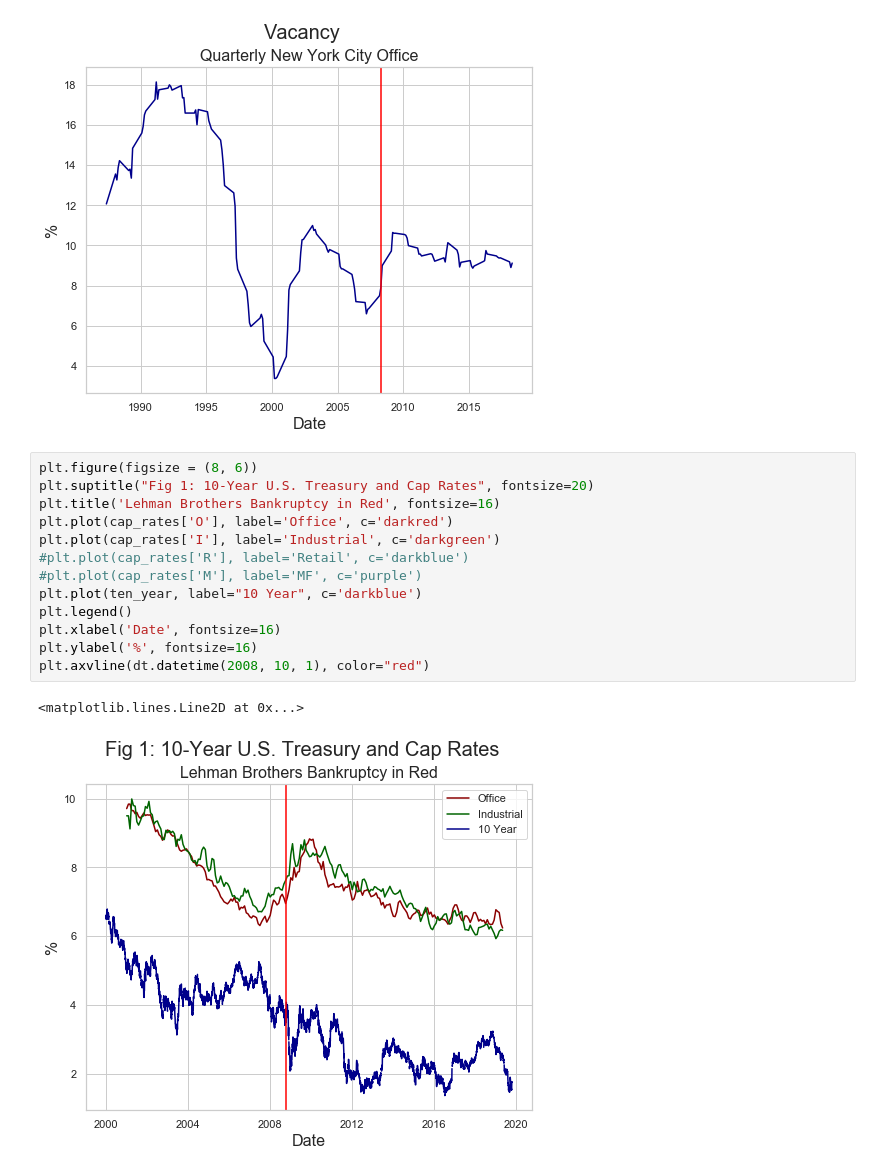
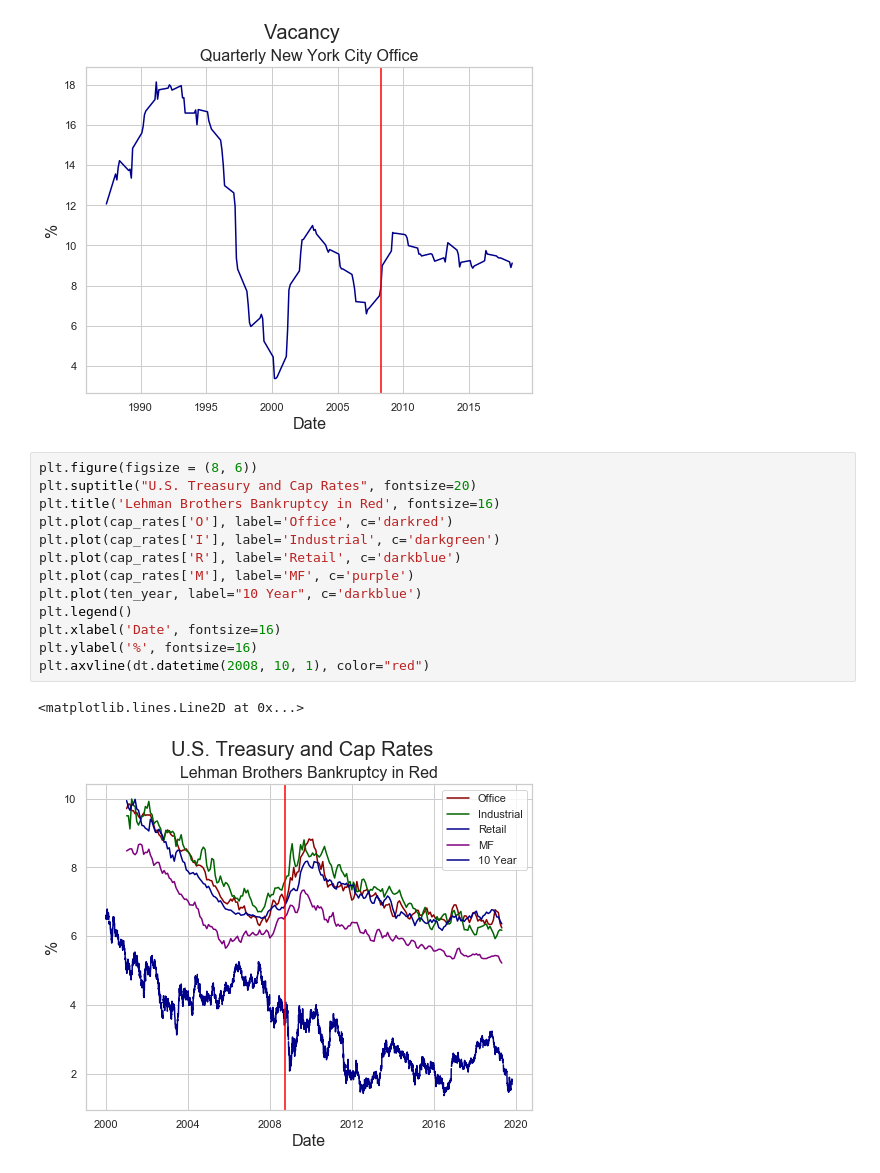
Before and after one commit to thsavage/Hirsh-Fellows-Real-Estate-Finance, a Jupyter notebook: Hirsh Scholars An Assessment of the Current State of Real Estate.ipynb, the cells around one changed output. Saved outputs shown, nothing was run; the diff lists cells and outputs as text.

```diff
--- a/Hirsh Scholars An Assessment of the Current State of Real Estate.ipynb
+++ b/Hirsh Scholars An Assessment of the Current State of Real Estate.ipynb
@@ -285,17 +285,17 @@ plt.axvline(2008.3, color="red")
 [figure]
 # %%
 plt.figure(figsize = (8, 6))
-plt.suptitle("Fig 1: 10-Year U.S. Treasury and Cap Rates", fontsize=20)
+plt.suptitle("U.S. Treasury and Cap Rates", fontsize=20)
 plt.title('Lehman Brothers Bankruptcy in Red', fontsize=16)
 plt.plot(cap_rates['O'], label='Office', c='darkred')
 plt.plot(cap_rates['I'], label='Industrial', c='darkgreen')
-#plt.plot(cap_rates['R'], label='Retail', c='darkblue')
-#plt.plot(cap_rates['M'], label='MF', c='purple')
+plt.plot(cap_rates['R'], label='Retail', c='darkblue')
+plt.plot(cap_rates['M'], label='MF', c='purple')
 plt.plot(ten_year, label="10 Year", c='darkblue')
 plt.legend()
 plt.xlabel('Date', fontsize=16)
 plt.ylabel('%', fontsize=16)
 plt.axvline(dt.datetime(2008, 10, 1), color="red")
 # %% [output]
 <matplotlib.lines.Line2D at 0x...>
-[figure, old version]
+[figure, new version]
```
Also changed, not shown: parts of 5 cells of this notebook.
